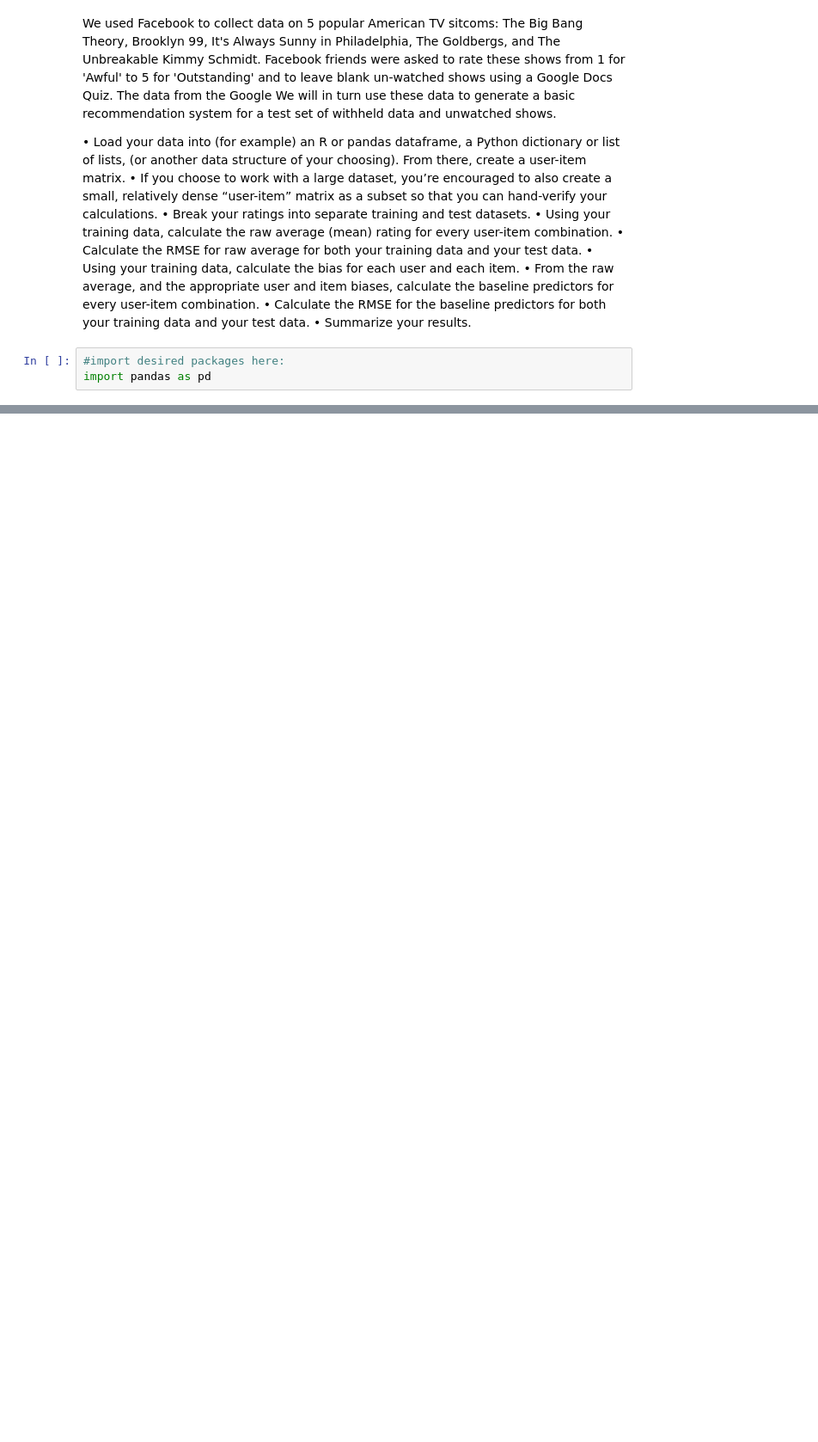
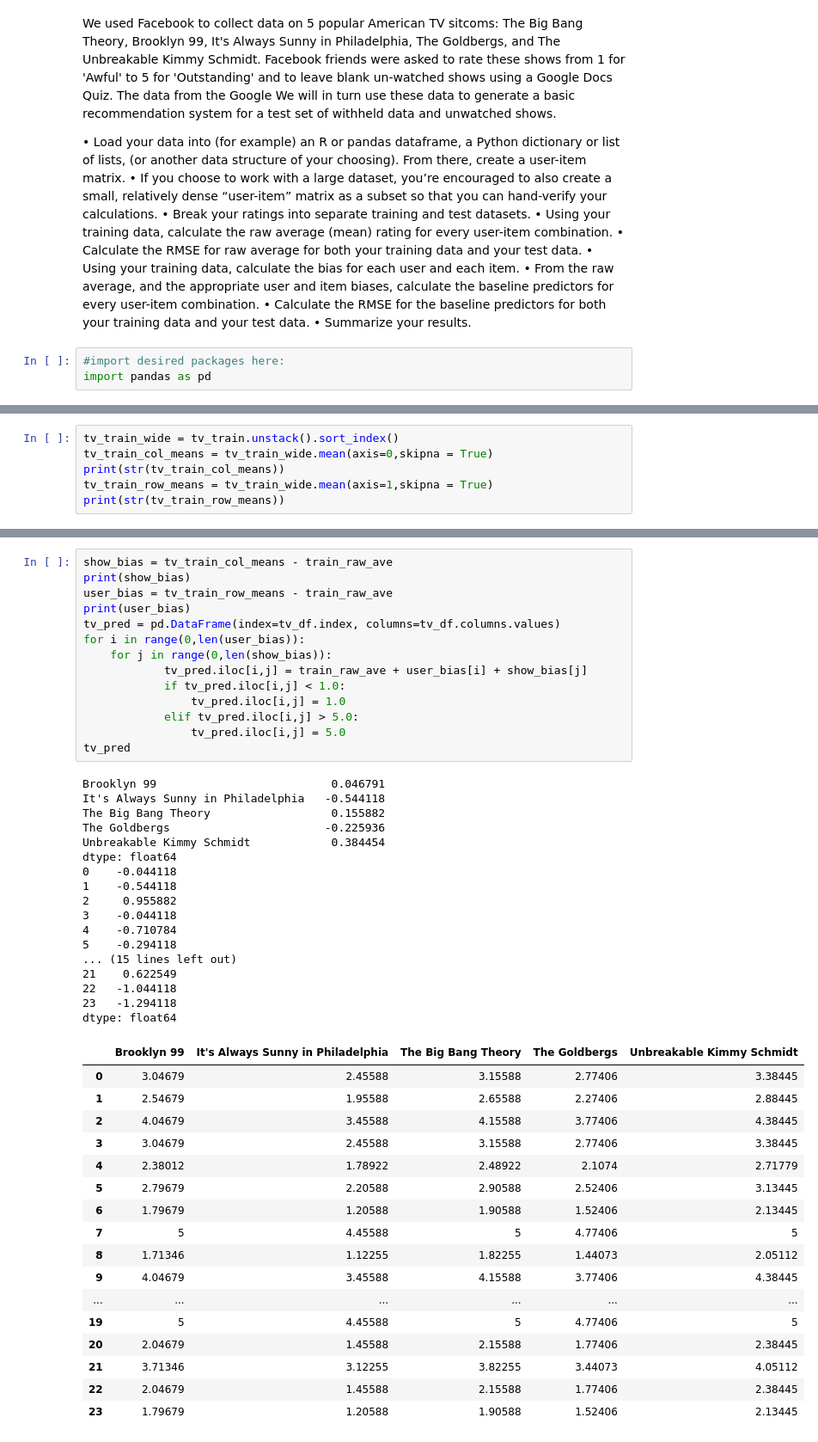
Before and after one commit to ncooper76/MSDA, a Jupyter notebook: DATA_643_Project1.ipynb, the cells around one changed output, grey strips where cells are left out. Shown: that part at 86% size. Saved outputs shown, nothing was run; the diff lists cells and outputs as text; blank space fills up the shorter version.

```diff
--- a/DATA_643_Project1.ipynb
+++ b/DATA_643_Project1.ipynb
@@ -58,0 +93,6 @@ dtype: float64
+# %%
+tv_train_wide = tv_train.unstack().sort_index()
+tv_train_col_means = tv_train_wide.mean(axis=0,skipna = True)
+print(str(tv_train_col_means))
+tv_train_row_means = tv_train_wide.mean(axis=1,skipna = True)
+print(str(tv_train_row_means))
@@ -58,0 +161,49 @@ dtype: float64
+# %%
+show_bias = tv_train_col_means - train_raw_ave
+print(show_bias)
+user_bias = tv_train_row_means - train_raw_ave
+print(user_bias)
+tv_pred = pd.DataFrame(index=tv_df.index, columns=tv_df.columns.values)
+for i in range(0,len(user_bias)):
+    for j in range(0,len(show_bias)):
+            tv_pred.iloc[i,j] = train_raw_ave + user_bias[i] + show_bias[j]
+            if tv_pred.iloc[i,j] < 1.0:
+                tv_pred.iloc[i,j] = 1.0
+            elif tv_pred.iloc[i,j] > 5.0:
+                tv_pred.iloc[i,j] = 5.0
+tv_pred
+# %% [output]
+Brooklyn 99                          0.046791
+It's Always Sunny in Philadelphia   -0.544118
+The Big Bang Theory                  0.155882
+The Goldbergs                       -0.225936
+Unbreakable Kimmy Schmidt            0.384454
+dtype: float64
+0    -0.044118
+1    -0.544118
+2     0.955882
+3    -0.044118
+4    -0.710784
+5    -0.294118
+... (15 lines left out)
+21    0.622549
+22   -1.044118
+23   -1.294118
+dtype: float64
+|  | Brooklyn 99 | It's Always Sunny in Philadelphia | The Big Bang Theory | The Goldbergs | Unbreakable Kimmy Schmidt |
+| 0 | 3.04679 | 2.45588 | 3.15588 | 2.77406 | 3.38445 |
+| 1 | 2.54679 | 1.95588 | 2.65588 | 2.27406 | 2.88445 |
+| 2 | 4.04679 | 3.45588 | 4.15588 | 3.77406 | 4.38445 |
+| 3 | 3.04679 | 2.45588 | 3.15588 | 2.77406 | 3.38445 |
+| 4 | 2.38012 | 1.78922 | 2.48922 | 2.1074 | 2.71779 |
+| 5 | 2.79679 | 2.20588 | 2.90588 | 2.52406 | 3.13445 |
+| 6 | 1.79679 | 1.20588 | 1.90588 | 1.52406 | 2.13445 |
+| 7 | 5 | 4.45588 | 5 | 4.77406 | 5 |
+| 8 | 1.71346 | 1.12255 | 1.82255 | 1.44073 | 2.05112 |
+| 9 | 4.04679 | 3.45588 | 4.15588 | 3.77406 | 4.38445 |
+| ... | ... | ... | ... | ... | ... |
+| 19 | 5 | 4.45588 | 5 | 4.77406 | 5 |
+| 20 | 2.04679 | 1.45588 | 2.15588 | 1.77406 | 2.38445 |
+| 21 | 3.71346 | 3.12255 | 3.82255 | 3.44073 | 4.05112 |
+| 22 | 2.04679 | 1.45588 | 2.15588 | 1.77406 | 2.38445 |
+| 23 | 1.79679 | 1.20588 | 1.90588 | 1.52406 | 2.13445 |
```
Also changed, not shown: parts of 14 cells of this notebook.
